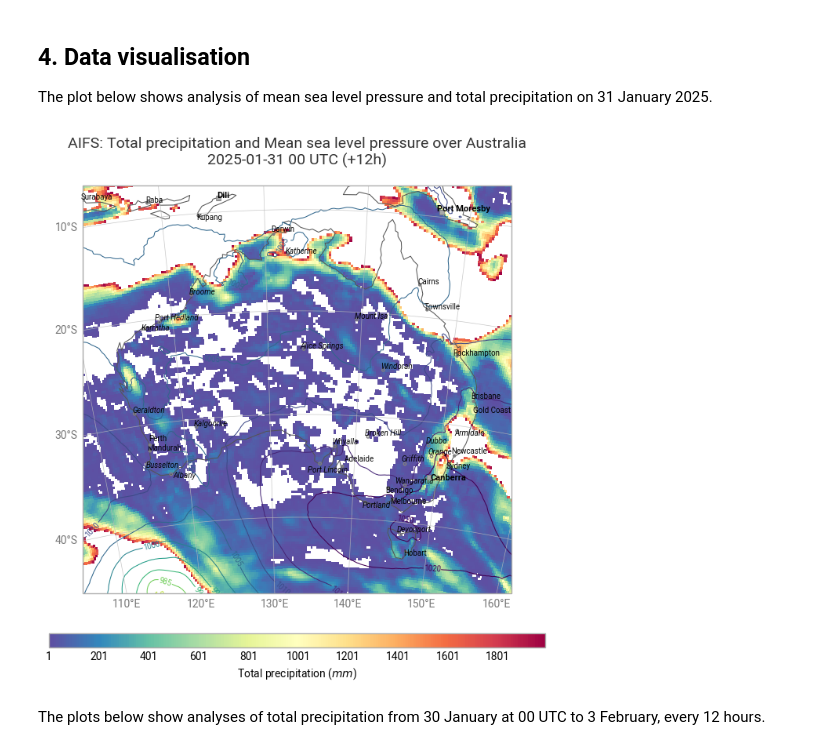
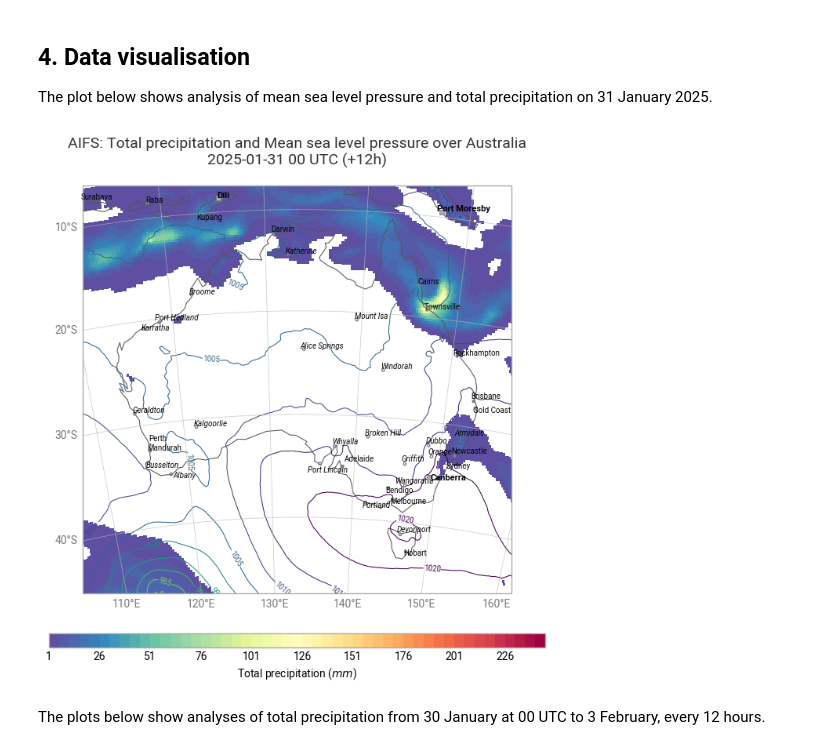
Before and after one commit to ECMWFCode4Earth/open-data-explorer, a Jupyter notebook: openDataVisio/examples/heavy-rain-aifs.ipynb, the cells around one changed output. Saved outputs shown, nothing was run; the diff lists cells and outputs as text; code cells hidden in the pictures.

```diff
--- a/openDataVisio/examples/heavy-rain-aifs.ipynb
+++ b/openDataVisio/examples/heavy-rain-aifs.ipynb
@@ -104,7 +109,2 @@ In the [ECMWF Open Charts](https://charts.ecmwf.int/), total precipitation is pl
 # %%
-tp3101 = ds.sel(shortName="tp")
-md_tp3101 = tp3101.metadata()
-
-tp3101_mm = tp3101.values * 1000
-tp_3101 = ekd.FieldList.from_array(tp3101_mm, md_tp3101)
-tp_3101.ls()
+tp = ds.sel(shortName="tp")
@@ -185,9 +182,3 @@ ds_tp.ls()
 | 7 | ecmf | tp | surface | 0 | 20250130 | 0 | 0-96 | fc | None | regular_ll |
 # %% [markdown]
 The `tp` parameter gives information about total accumulated rainfall from the start of the forecast onwards. For instance, `step=12` indicates accumulated precipitation from 00 UTC until 12 UTC, `step=96` from 00 UTC up to 4 days ahead.
-# %%
-md_tp = ds_tp.metadata()
-
-tp_mm = ds_tp.values * 1000
-tp = ekd.FieldList.from_array(tp_mm, md_tp)
-tp.ls()
@@ -208,30 +189,30 @@ The plot below shows analysis of mean sea level pressure and total precipitation
 # %%
 chart = ekp.Map(domain="Australia")
 
-tp3101_style = ekp.styles.Style(
+tp_style = ekp.styles.Style(
     colors="Spectral_r",
-    levels=range(1, 2000, 10),
+    levels=range(1, 250, 5),
     units="mm",
 )
 
-chart.grid_cells(tp_3101, style=tp3101_style)
+chart.grid_cells(tp, style=tp_style)
 chart.contour(msl_3101, legend_style="None")
 
 chart.coastlines(resolution="low")
 chart.gridlines()
 chart.cities(adjust_labels=True)
 
 chart.legend(location="bottom", label="{variable_name} ({units})")
 
 chart.title(
     "AIFS: {variable_name} over {domain}\n"
     "{base_time:%Y-%m-%d %H} UTC (+{lead_time}h)\n",
     fontsize=14, horizontalalignment="center",
 )
 chart.save(f"./plots/{''.join(PARAM_SFC)}_{MODEL}_{DATES[1]}{TIME}-{STEPS}h.png")
 chart.show()
 # %% [output]
-[figure, old version]
+[figure, new version]
 # %% [markdown]
 The plots below show analyses of total precipitation from 30 January at 00 UTC to 3 February, every 12 hours.
 # %%
```
Also changed, not shown: parts of 6 cells of this notebook, 3 other files.
